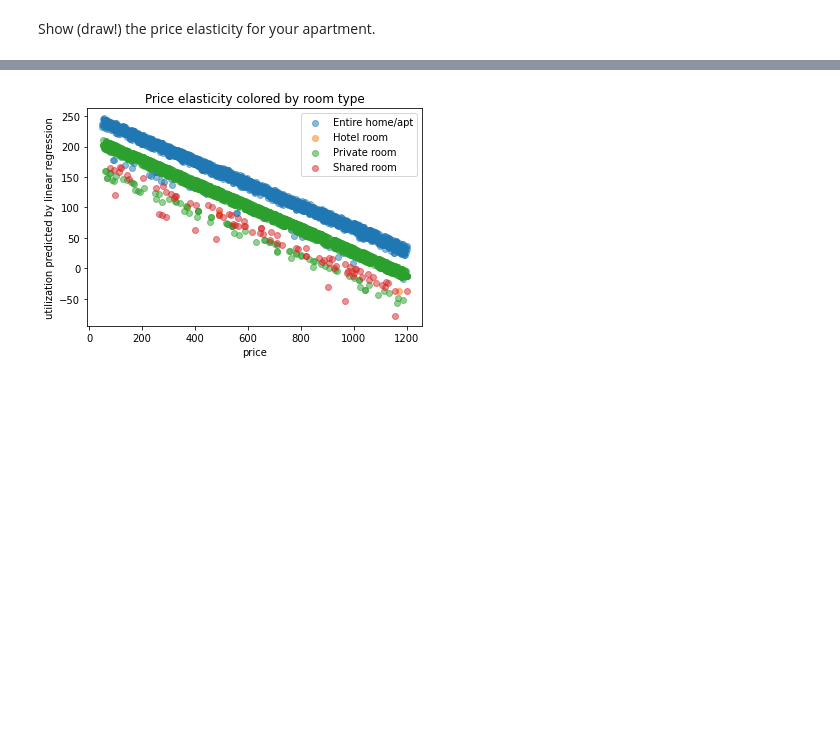
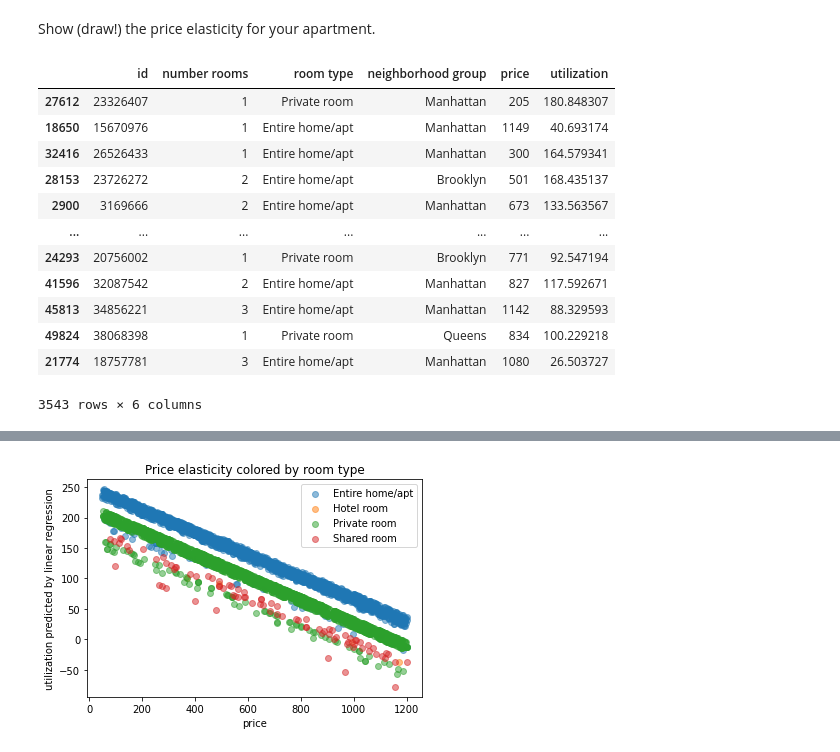
Before and after one commit to mnghiap/ids22, a Jupyter notebook: assignment1/assignment_1.ipynb, the cells around one changed output, grey strips where cells are left out. Saved outputs shown, nothing was run; the diff lists cells and outputs as text; code cells hidden in the pictures; blank space fills up the shorter version.

```diff
--- a/assignment1/assignment_1.ipynb
+++ b/assignment1/assignment_1.ipynb
@@ -612,0 +617,18 @@ df_test = df_util.loc[y_test.index] # df of test data before all transformations
+# %%
+# Get the df of test data before all transformations to draw the plots
+df_test = df_util.loc[y_test.index]
+df_test
+# %% [output]
+|  | id | number rooms | room type | neighborhood group | price | utilization |
+| 27612 | 23326407 | 1 | Private room | Manhattan | 205 | 180.848307 |
+| 18650 | 15670976 | 1 | Entire home/apt | Manhattan | 1149 | 40.693174 |
+| 32416 | 26526433 | 1 | Entire home/apt | Manhattan | 300 | 164.579341 |
+| 28153 | 23726272 | 2 | Entire home/apt | Brooklyn | 501 | 168.435137 |
+| 2900 | 3169666 | 2 | Entire home/apt | Manhattan | 673 | 133.563567 |
+| ... | ... | ... | ... | ... | ... | ... |
+| 24293 | 20756002 | 1 | Private room | Brooklyn | 771 | 92.547194 |
+| 41596 | 32087542 | 2 | Entire home/apt | Manhattan | 827 | 117.592671 |
+| 45813 | 34856221 | 3 | Entire home/apt | Manhattan | 1142 | 88.329593 |
+| 49824 | 38068398 | 1 | Private room | Queens | 834 | 100.229218 |
+| 21774 | 18757781 | 3 | Entire home/apt | Manhattan | 1080 | 26.503727 |
+3543 rows × 6 columns
```
Also changed, not shown: parts of 9 cells of this notebook.
